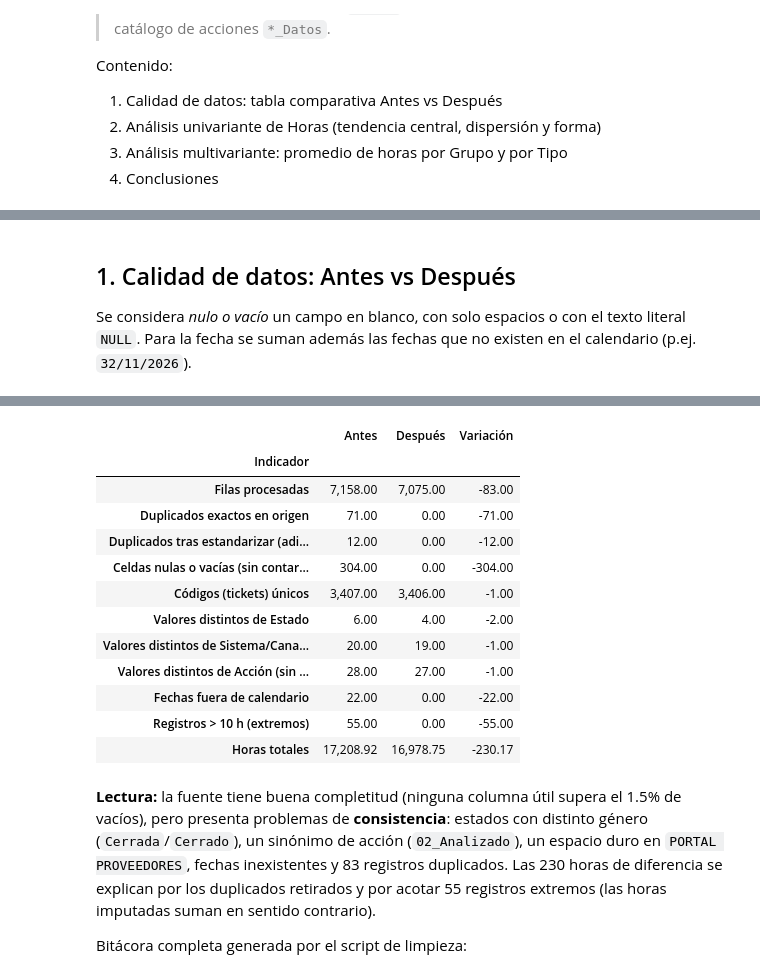
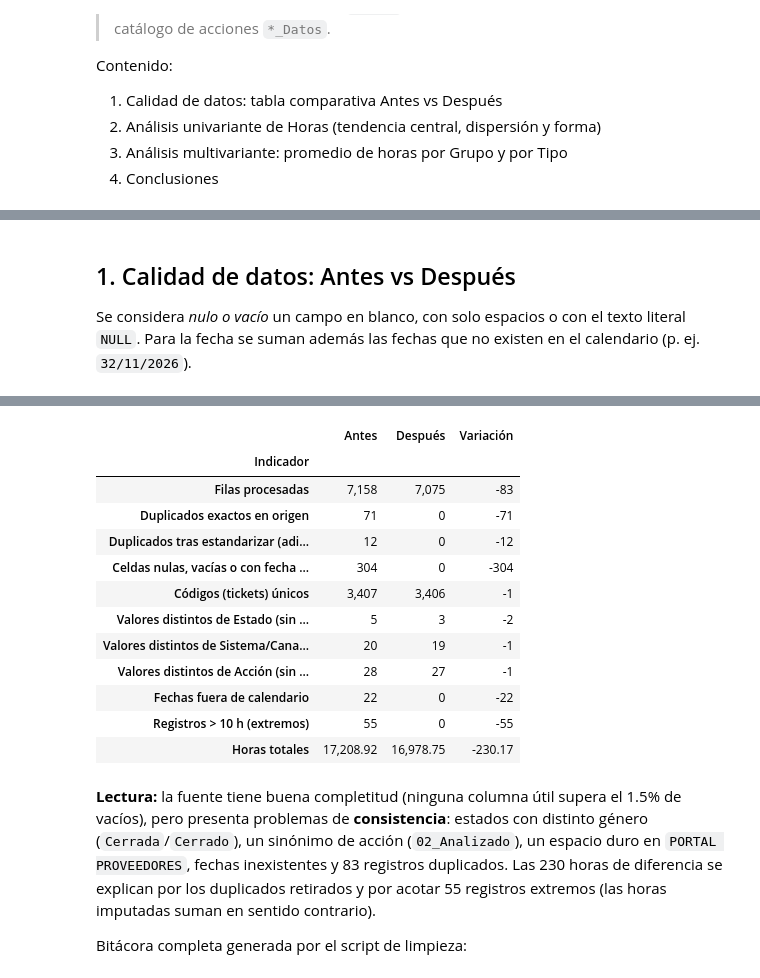
Before and after one commit to AnthonySAJZ/PRUEBA_TECNICA_SAN_FELIPE, a Jupyter notebook: notebooks/EDA_Requerimientos.ipynb, the cells around one changed output, grey strips where cells are left out. Cells and saved outputs as stored; diff of their text form; code cells hidden in the pictures.

```diff
--- a/notebooks/EDA_Requerimientos.ipynb
+++ b/notebooks/EDA_Requerimientos.ipynb
@@ -69,7 +69,7 @@ Limpio  : 7,075 filas x 25 columnas
 # %% [markdown]
 ## 1. Calidad de datos: Antes vs Después
 Se considera *nulo o vacío* un campo en blanco, con solo espacios o con el texto literal `NULL`.
-Para la fecha se suman además las fechas que no existen en el calendario (p.ej. `32/11/2026`).
+Para la fecha se suman además las fechas que no existen en el calendario (p. ej. `32/11/2026`).
 # %%
 def vacio(s: pd.Series) -> pd.Series:
     t = s.str.replace("\xa0", " ", regex=False).str.strip()
@@ -117,38 +126,40 @@ calidad_nulos
 # %%
 horas_antes = pd.to_timedelta(crudo["HORAS"].replace("", np.nan)).dt.total_seconds() / 3600
 duplicados_exactos = crudo.duplicated().sum()
 
 resumen = pd.DataFrame([
     ("Filas procesadas", len(crudo), len(limpio)),
     ("Duplicados exactos en origen", duplicados_exactos, 0),
     ("Duplicados tras estandarizar (adicionales)", len(crudo) - len(limpio) - duplicados_exactos, 0),
-    ("Celdas nulas o vacías (sin contar la columna ID)", sum(nulos_antes.values()) - nulos_antes["ID"],
+    ("Celdas nulas, vacías o con fecha inválida (sin contar ID)", sum(nulos_antes.values()) - nulos_antes["ID"],
      int(limpio.drop(columns=["HorasOriginal", "FechaOriginal"]).isna().sum().sum())),
     ("Códigos (tickets) únicos", crudo["REQ"].nunique(), limpio["Codigo"].nunique()),
-    ("Valores distintos de Estado", crudo["ESTADO"].nunique(), limpio["Estado"].nunique()),
+    ("Valores distintos de Estado (sin vacío)", crudo.loc[~vacio(crudo["ESTADO"]), "ESTADO"].nunique(),
+     limpio.loc[limpio["Estado"] != "Sin Estado", "Estado"].nunique()),
     ("Valores distintos de Sistema/Canal (sin vacío)", crudo.loc[~vacio(crudo["SISTEMA_CANAL"]), "SISTEMA_CANAL"].nunique(),
      limpio.loc[limpio["SistemaCanal"] != "NO ESPECIFICADO", "SistemaCanal"].nunique()),
     ("Valores distintos de Acción (sin vacío)", crudo.loc[~vacio(crudo["ACCION"]), "ACCION"].nunique(),
      limpio.loc[limpio["Accion"] != "00_No Especificado", "Accion"].nunique()),
     ("Fechas fuera de calendario", fecha_invalida.sum(), 0),
     ("Registros > 10 h (extremos)", (horas_antes > 10).sum(), (limpio["Horas"] > 10).sum()),
     ("Horas totales", round(horas_antes.sum(), 2), round(limpio["Horas"].sum(), 2)),
 ], columns=["Indicador", "Antes", "Después"]).set_index("Indicador")
 resumen["Variación"] = resumen["Después"] - resumen["Antes"]
-resumen
+# Conteos sin decimales; solo las horas llevan 2 decimales
+resumen.style.format(lambda v: f"{v:,.0f}" if float(v).is_integer() else f"{v:,.2f}")
 # %% [output]
 |  | Antes | Después | Variación |
 | Indicador |  |  |  |
-| Filas procesadas | 7,158.00 | 7,075.00 | -83.00 |
-| Duplicados exactos en origen | 71.00 | 0.00 | -71.00 |
-| Duplicados tras estandarizar (adi... | 12.00 | 0.00 | -12.00 |
-| Celdas nulas o vacías (sin contar... | 304.00 | 0.00 | -304.00 |
-| Códigos (tickets) únicos | 3,407.00 | 3,406.00 | -1.00 |
-| Valores distintos de Estado | 6.00 | 4.00 | -2.00 |
-| Valores distintos de Sistema/Cana... | 20.00 | 19.00 | -1.00 |
-| Valores distintos de Acción (sin ... | 28.00 | 27.00 | -1.00 |
-| Fechas fuera de calendario | 22.00 | 0.00 | -22.00 |
-| Registros > 10 h (extremos) | 55.00 | 0.00 | -55.00 |
+| Filas procesadas | 7,158 | 7,075 | -83 |
+| Duplicados exactos en origen | 71 | 0 | -71 |
+| Duplicados tras estandarizar (adi... | 12 | 0 | -12 |
+| Celdas nulas, vacías o con fecha ... | 304 | 0 | -304 |
+| Códigos (tickets) únicos | 3,407 | 3,406 | -1 |
+| Valores distintos de Estado (sin ... | 5 | 3 | -2 |
+| Valores distintos de Sistema/Cana... | 20 | 19 | -1 |
+| Valores distintos de Acción (sin ... | 28 | 27 | -1 |
+| Fechas fuera de calendario | 22 | 0 | -22 |
+| Registros > 10 h (extremos) | 55 | 0 | -55 |
 | Horas totales | 17,208.92 | 16,978.75 | -230.17 |
 # %% [markdown]
 **Lectura:** la fuente tiene buena completitud (ninguna columna útil supera el 1.5% de vacíos), pero presenta problemas de **consistencia**:
```
Also changed, not shown: parts of 8 cells of this notebook, 27 other files.
